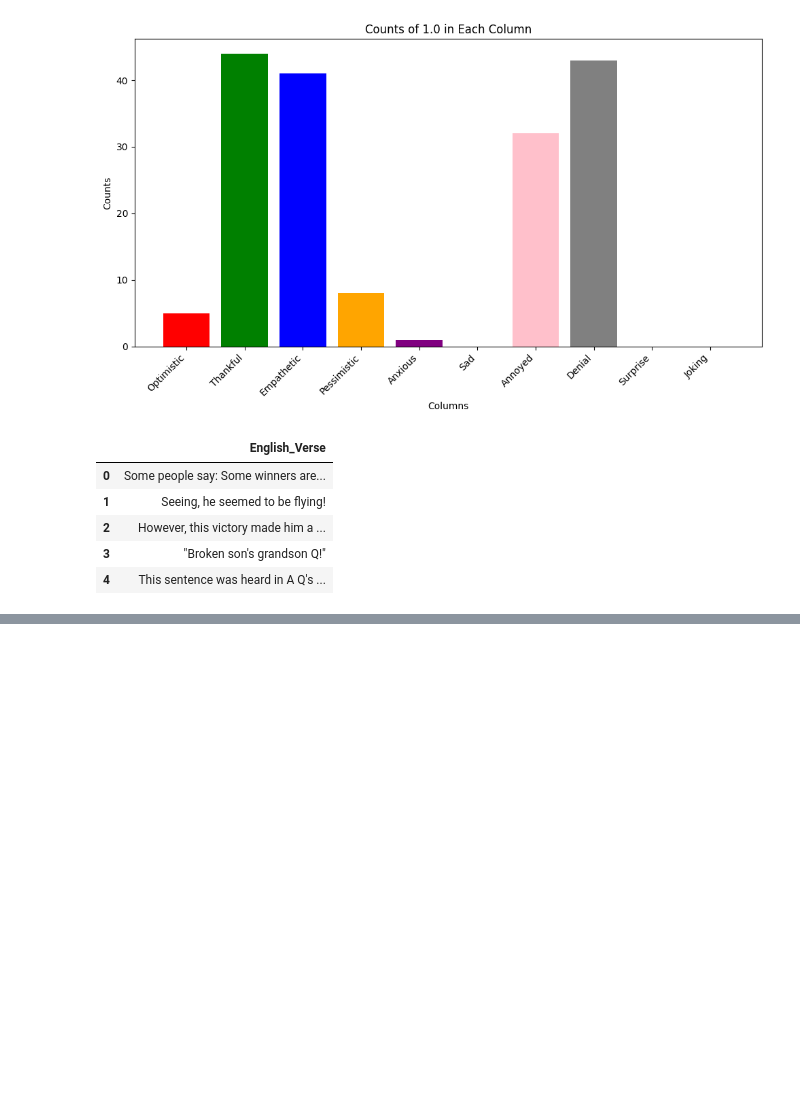
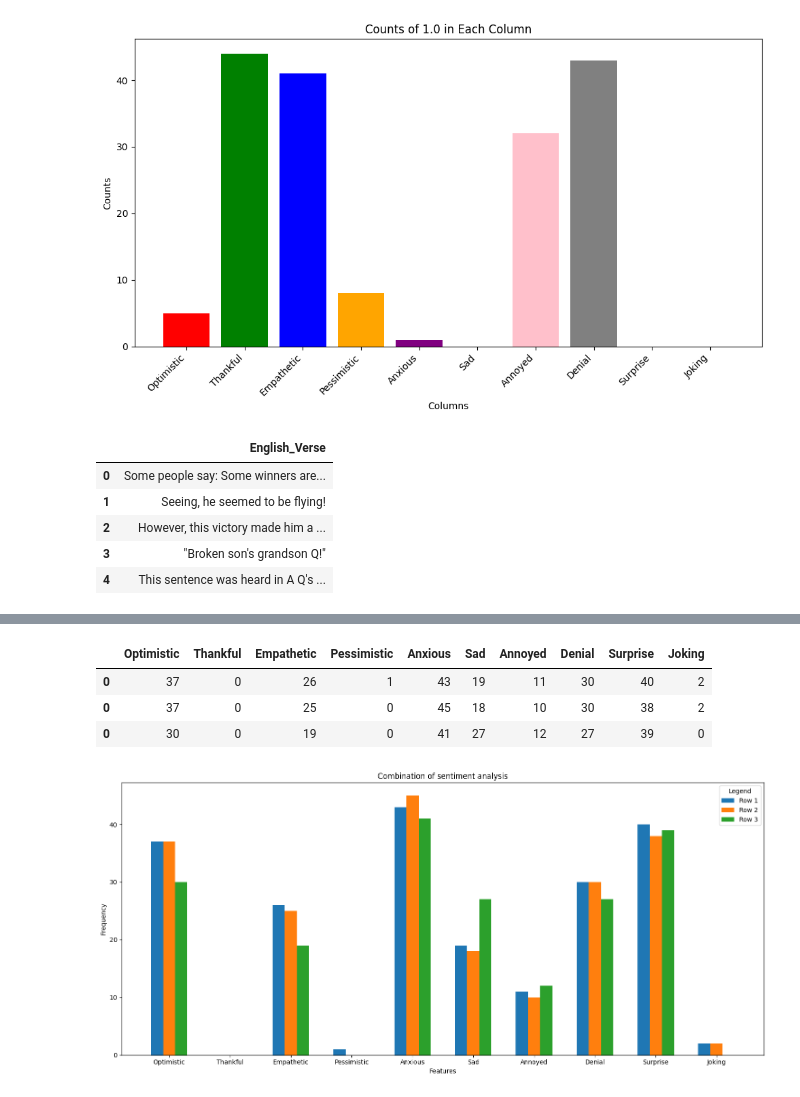
Before and after one commit to sydney-machine-learning/translationanalysis-Mandarin, a Jupyter notebook: sentiment_analysis.ipynb, the cells around one changed output, grey strips where cells are left out. Drawn from its saved outputs; the diff is of its cells as text; code cells hidden in the pictures; blank space fills up the shorter version.

```diff
--- a/sentiment_analysis.ipynb
+++ b/sentiment_analysis.ipynb
@@ -508,0 +635,45 @@ else:
+# %%
+#conbine the counts of sentimental elements
+
+df_total_chap4 = pd.DataFrame()
+
+df_total_chap4 = pd.concat([df_count_hsien, df_count_google, df_count_yiyun], axis=0)
+
+df_total_chap4
+# %% [output]
+|  | Optimistic | Thankful | Empathetic | Pessimistic | Anxious | Sad | Annoyed | Denial | Surprise | Joking |
+| 0 | 37 | 0 | 26 | 1 | 43 | 19 | 11 | 30 | 40 | 2 |
+| 0 | 37 | 0 | 25 | 0 | 45 | 18 | 10 | 30 | 38 | 2 |
+| 0 | 30 | 0 | 19 | 0 | 41 | 27 | 12 | 27 | 39 | 0 |
+# %%
+# Number of rows in the DataFrame
+num_rows = df_total_chap4.shape[0]
+# Number of columns (features) in the DataFrame
+num_columns = df_total_chap4.shape[1]
+# Create an array with the position of each bar along the x-axis
+bar_positions = np.arange(num_columns)
+
+# Set the width of each bar
+bar_width = 0.2
+
+# Plotting
+plt.figure(figsize=(15, 7))
+
+# Plot a bar for each row
+for i in range(num_rows):
+    plt.bar(bar_positions + i * bar_width, df_total_chap4.iloc[i, :], width=bar_width, label=f'Row {i+1}')
+
+# Set the position and labels for the x-axis ticks
+plt.xticks(bar_positions + bar_width, df_total_chap4.columns)
+
+# Adding titles and labels
+plt.title('Combination of sentiment analysis')
+plt.xlabel('Features')
+plt.ylabel('Frequency')
+plt.legend(title="Legend")  # Show legend with title
+
+# Show the plot
+plt.tight_layout()  # Adjust subplot parameters to give specified padding.
+plt.show()
+# %% [output]
+[figure, added]
```
Also changed, not shown: parts of 7 cells of this notebook, 1 other file.
